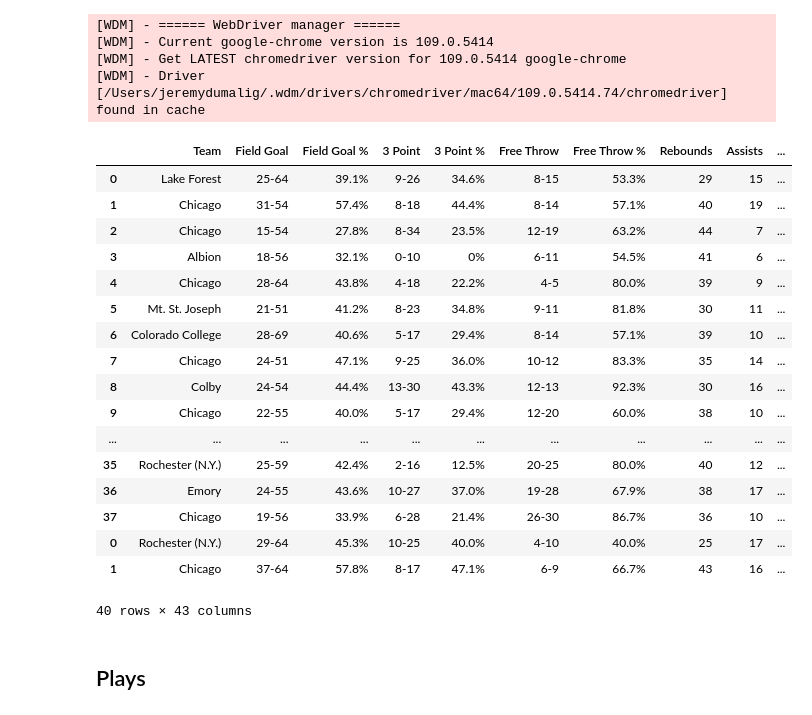
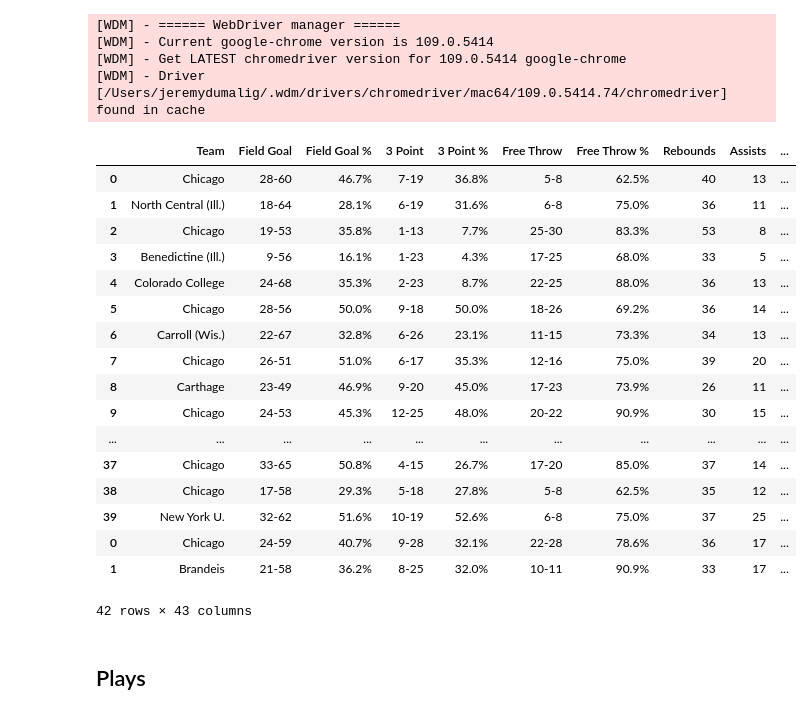
Before and after one commit to jeremydumalig/Chicago-Analytics, a Jupyter notebook: UAA Game Scraper (Reports).ipynb, the cells around one changed output. Cells and saved outputs as stored; diff of their text form; code cells hidden in the pictures.

```diff
--- a/UAA Game Scraper (Reports).ipynb
+++ b/UAA Game Scraper (Reports).ipynb
@@ -110,6 +111,18 @@ def generate_lineups(df, team, starters):
             current = "Bryce Hopkins, Eamonn Kenah, Joe Berry, Thomas Kurowski, Arrish Bhandal".split(", ")
             lineups.append( ", ".join(current) )
             continue
+        if (df.Date[x] == "February 5, 2023") and (df.Time[x] == '17:06') and (df.Half[x] == 2):
+            current = "Bryce Hopkins, Eamonn Kenah, Joe Berry, Jackson Piotrowski, Elliot Paschal".split(", ")
+            lineups.append( ", ".join(current) )
+            continue
+        if (df.Date[x] == "February 5, 2023") and (df.Time[x] == '10:13') and (df.Half[x] == 2):
+            current = "Thomas Kurowski, Bryce Hopkins, Elliot Paschal, Joe Berry, Jackson Piotrowski".split(", ")
+            lineups.append( ", ".join(current) )
+            continue
+        if (df.Date[x] == "February 12, 2023") and (df.Time[x] == '01:59') and (df.Half[x] == 3):
+            current = "Bella Alfaro, Ashley Gao, Sophia North, Marissa Powe, Grace Hynes".split(", ")
+            lineups.append( ", ".join(current) )
+            continue
 
         action = df.Action[x]
         if (df.Half[x] == 3) and df.Half[x-1] == 2: # DIFFERENT FOR TEAMS
@@ -359,7 +372,7 @@ w_season = "https://athletics.uchicago.edu/sports/wbkb/2022-23/schedule"
 # season.to_csv("season_plays23.csv")
 # %%
 def single_scraper(url):
-    driver = webdriver.Chrome(ChromeDriverManager().install())
+    driver = webdriver.Chrome(service=Service(ChromeDriverManager().install()))
     df = game_scraper(driver, url)
     driver.quit()
 
@@ -370,8 +383,8 @@ def time_to_seconds(time):
 # %% [markdown]
 ## Overview
 # %%
-away_or_home = "Home"
-url = "https://athletics.uchicago.edu/sports/mbkb/2022-23/boxscores/20230205_h2o1.xml?view=boxscore"
+away_or_home = "Away"
+url = "https://athletics.uchicago.edu/sports/wbkb/2022-23/boxscores/20230212_kr26.xml?view=plays"
 
 df = single_scraper(url)
 # %% [output]
@@ -380,55 +393,55 @@ df = single_scraper(url)
 [WDM] - Get LATEST chromedriver version for 109.0.5414 google-chrome
 [WDM] - Driver [/Users/jeremydumalig/.wdm/drivers/chromedriver/mac64/109.0.5414.74/chromedriver] found in cache
 # %%
-season = pd.read_csv("season_overview23.csv").iloc[:, 1:]
+season = pd.read_csv("w_season_overview23.csv").iloc[:, 1:]
 
 season = pd.concat([season, df[1]])
 # season = season[(season.index < 24)]
 
 season['AST'] = season['Assists']
 season['REB'] = season['Rebounds']
 season['TOV'] = season['Turnovers']
 season['PTS OFF TOV'] = season['Points off Turnovers']
 season['2ND CHANCE'] = season['2nd Chance Points']
 if 'Points in the Paint' in season.columns:
     season['PAINT'] = season['Points in the Paint']
 if 'Fastbreak Points' in season.columns:
     season['FASTBREAK'] = season['Fastbreak Points']
 season['BENCH'] = season['Bench Points']
 
 season['FGM'] = season['Field Goal'].map(lambda s : int( s.split("-")[0] ))
 season['FGA'] = season['Field Goal'].map(lambda s : int( s.split("-")[1] ))
 season['3PM'] = season['3 Point'].map(lambda s : int( s.split("-")[0] ))
 season['3PA'] = season['3 Point'].map(lambda s : int( s.split("-")[1] ))
 season['FTM'] = season['Free Throw'].map(lambda s : int( s.split("-")[0] ))
 season['FTA'] = season['Free Throw'].map(lambda s : int( s.split("-")[1] ))
 
 season['FG%'] = 100 * round(season['FGM'] / season['FGA'], 3)
 season['3P%'] = 100 * round(season['3PM'] / season['3PA'], 3)
 season['FT%'] = 100 * round(season['FTM'] / season['FTA'], 3)
 
 season['Chicago'] = (season.Team == "Chicago")
 
 season = season[season.columns.drop(list(season.filter(regex='Unnamed')))]
 
 season
 # %% [output]
 |  | Team | Field Goal | Field Goal % | 3 Point | 3 Point % | Free Throw | Free Throw % | Rebounds | Assists | ... |
-| 0 | Lake Forest | 25-64 | 39.1% | 9-26 | 34.6% | 8-15 | 53.3% | 29 | 15 | ... |
-| 1 | Chicago | 31-54 | 57.4% | 8-18 | 44.4% | 8-14 | 57.1% | 40 | 19 | ... |
-| 2 | Chicago | 15-54 | 27.8% | 8-34 | 23.5% | 12-19 | 63.2% | 44 | 7 | ... |
-| 3 | Albion | 18-56 | 32.1% | 0-10 | 0% | 6-11 | 54.5% | 41 | 6 | ... |
-| 4 | Chicago | 28-64 | 43.8% | 4-18 | 22.2% | 4-5 | 80.0% | 39 | 9 | ... |
-| 5 | Mt. St. Joseph | 21-51 | 41.2% | 8-23 | 34.8% | 9-11 | 81.8% | 30 | 11 | ... |
-| 6 | Colorado College | 28-69 | 40.6% | 5-17 | 29.4% | 8-14 | 57.1% | 39 | 10 | ... |
-| 7 | Chicago | 24-51 | 47.1% | 9-25 | 36.0% | 10-12 | 83.3% | 35 | 14 | ... |
-| 8 | Colby | 24-54 | 44.4% | 13-30 | 43.3% | 12-13 | 92.3% | 30 | 16 | ... |
-| 9 | Chicago | 22-55 | 40.0% | 5-17 | 29.4% | 12-20 | 60.0% | 38 | 10 | ... |
+| 0 | Chicago | 28-60 | 46.7% | 7-19 | 36.8% | 5-8 | 62.5% | 40 | 13 | ... |
+| 1 | North Central (Ill.) | 18-64 | 28.1% | 6-19 | 31.6% | 6-8 | 75.0% | 36 | 11 | ... |
+| 2 | Chicago | 19-53 | 35.8% | 1-13 | 7.7% | 25-30 | 83.3% | 53 | 8 | ... |
+| 3 | Benedictine (Ill.) | 9-56 | 16.1% | 1-23 | 4.3% | 17-25 | 68.0% | 33 | 5 | ... |
+| 4 | Colorado College | 24-68 | 35.3% | 2-23 | 8.7% | 22-25 | 88.0% | 36 | 13 | ... |
+| 5 | Chicago | 28-56 | 50.0% | 9-18 | 50.0% | 18-26 | 69.2% | 36 | 14 | ... |
+| 6 | Carroll (Wis.) | 22-67 | 32.8% | 6-26 | 23.1% | 11-15 | 73.3% | 34 | 13 | ... |
+| 7 | Chicago | 26-51 | 51.0% | 6-17 | 35.3% | 12-16 | 75.0% | 39 | 20 | ... |
+| 8 | Carthage | 23-49 | 46.9% | 9-20 | 45.0% | 17-23 | 73.9% | 26 | 11 | ... |
+| 9 | Chicago | 24-53 | 45.3% | 12-25 | 48.0% | 20-22 | 90.9% | 30 | 15 | ... |
 | ... | ... | ... | ... | ... | ... | ... | ... | ... | ... | ... |
-| 35 | Rochester (N.Y.) | 25-59 | 42.4% | 2-16 | 12.5% | 20-25 | 80.0% | 40 | 12 | ... |
-| 36 | Emory | 24-55 | 43.6% | 10-27 | 37.0% | 19-28 | 67.9% | 38 | 17 | ... |
-| 37 | Chicago | 19-56 | 33.9% | 6-28 | 21.4% | 26-30 | 86.7% | 36 | 10 | ... |
-| 0 | Rochester (N.Y.) | 29-64 | 45.3% | 10-25 | 40.0% | 4-10 | 40.0% | 25 | 17 | ... |
-| 1 | Chicago | 37-64 | 57.8% | 8-17 | 47.1% | 6-9 | 66.7% | 43 | 16 | ... |
+| 37 | Chicago | 33-65 | 50.8% | 4-15 | 26.7% | 17-20 | 85.0% | 37 | 14 | ... |
+| 38 | Chicago | 17-58 | 29.3% | 5-18 | 27.8% | 5-8 | 62.5% | 35 | 12 | ... |
+| 39 | New York U. | 32-62 | 51.6% | 10-19 | 52.6% | 6-8 | 75.0% | 37 | 25 | ... |
+| 0 | Chicago | 24-59 | 40.7% | 9-28 | 32.1% | 22-28 | 78.6% | 36 | 17 | ... |
+| 1 | Brandeis | 21-58 | 36.2% | 8-25 | 32.0% | 10-11 | 90.9% | 33 | 17 | ... |
-40 rows × 43 columns
+42 rows × 43 columns
 # %%
```
Also changed, not shown: parts of 6 cells of this notebook, 38 other files.
